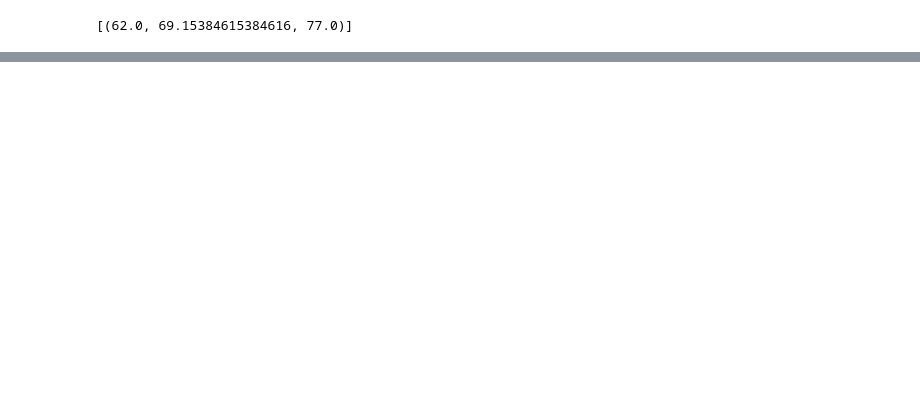
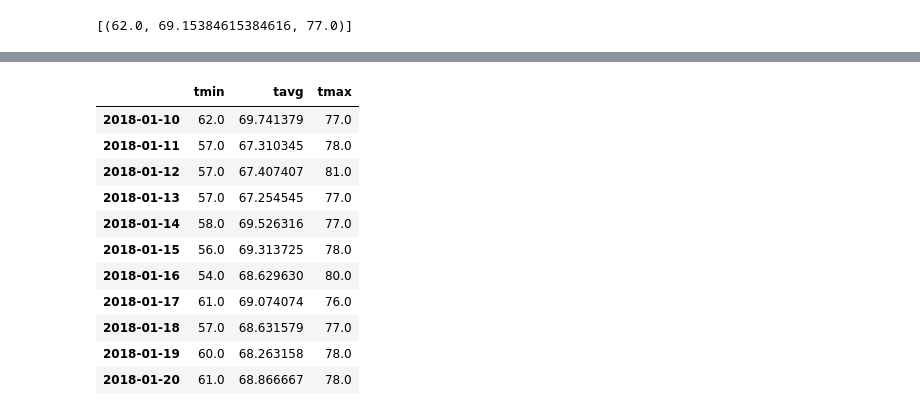
Before and after one commit to J3N1/UCI_Homework_Hwang, a Jupyter notebook: 10-SQLAlchemy_Challenge/climate_starter.ipynb, the cells around one changed output, grey strips where cells are left out. Cells and saved outputs as stored; diff of their text form; code cells hidden in the pictures; blank space fills up the shorter version.

```diff
--- a/10-SQLAlchemy_Challenge/climate_starter.ipynb
+++ b/10-SQLAlchemy_Challenge/climate_starter.ipynb
@@ -236,2 +353,18 @@ daily_normals("01-01")
 # %%
 # Load the previous query results into a Pandas DataFrame and add the `trip_dates` range as the `date` index
+normal_df = pd.DataFrame(daily_normal, columns=["tmin", "tavg", "tmax"],
+                        index=date_range)
+normal_df
+# %% [output]
+|  | tmin | tavg | tmax |
+| 2018-01-10 | 62.0 | 69.741379 | 77.0 |
+| 2018-01-11 | 57.0 | 67.310345 | 78.0 |
+| 2018-01-12 | 57.0 | 67.407407 | 81.0 |
+| 2018-01-13 | 57.0 | 67.254545 | 77.0 |
+| 2018-01-14 | 58.0 | 69.526316 | 77.0 |
+| 2018-01-15 | 56.0 | 69.313725 | 78.0 |
+| 2018-01-16 | 54.0 | 68.629630 | 80.0 |
+| 2018-01-17 | 61.0 | 69.074074 | 76.0 |
+| 2018-01-18 | 57.0 | 68.631579 | 77.0 |
+| 2018-01-19 | 60.0 | 68.263158 | 78.0 |
+| 2018-01-20 | 61.0 | 68.866667 | 78.0 |
```
Also changed, not shown: parts of 14 cells of this notebook, 3 other files.
